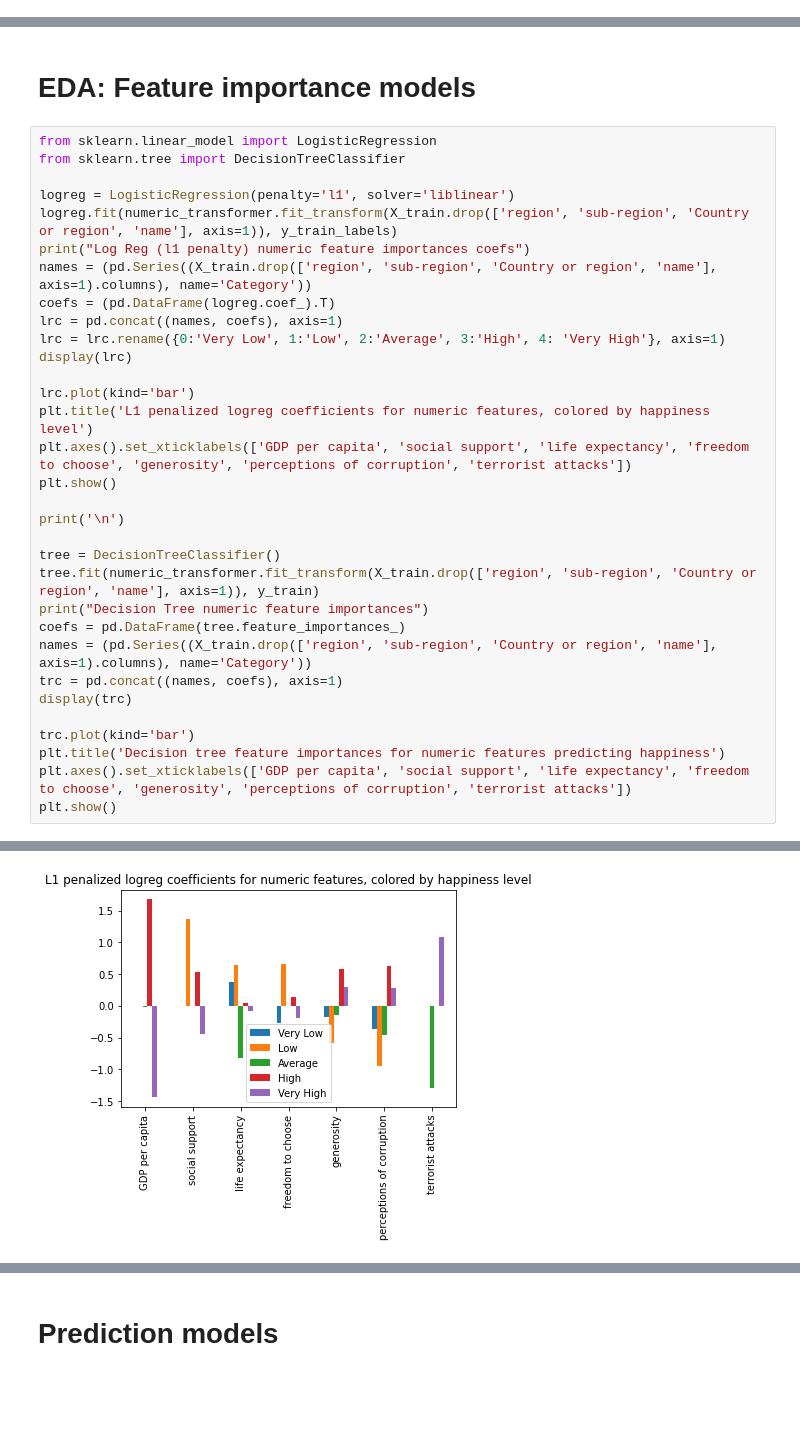
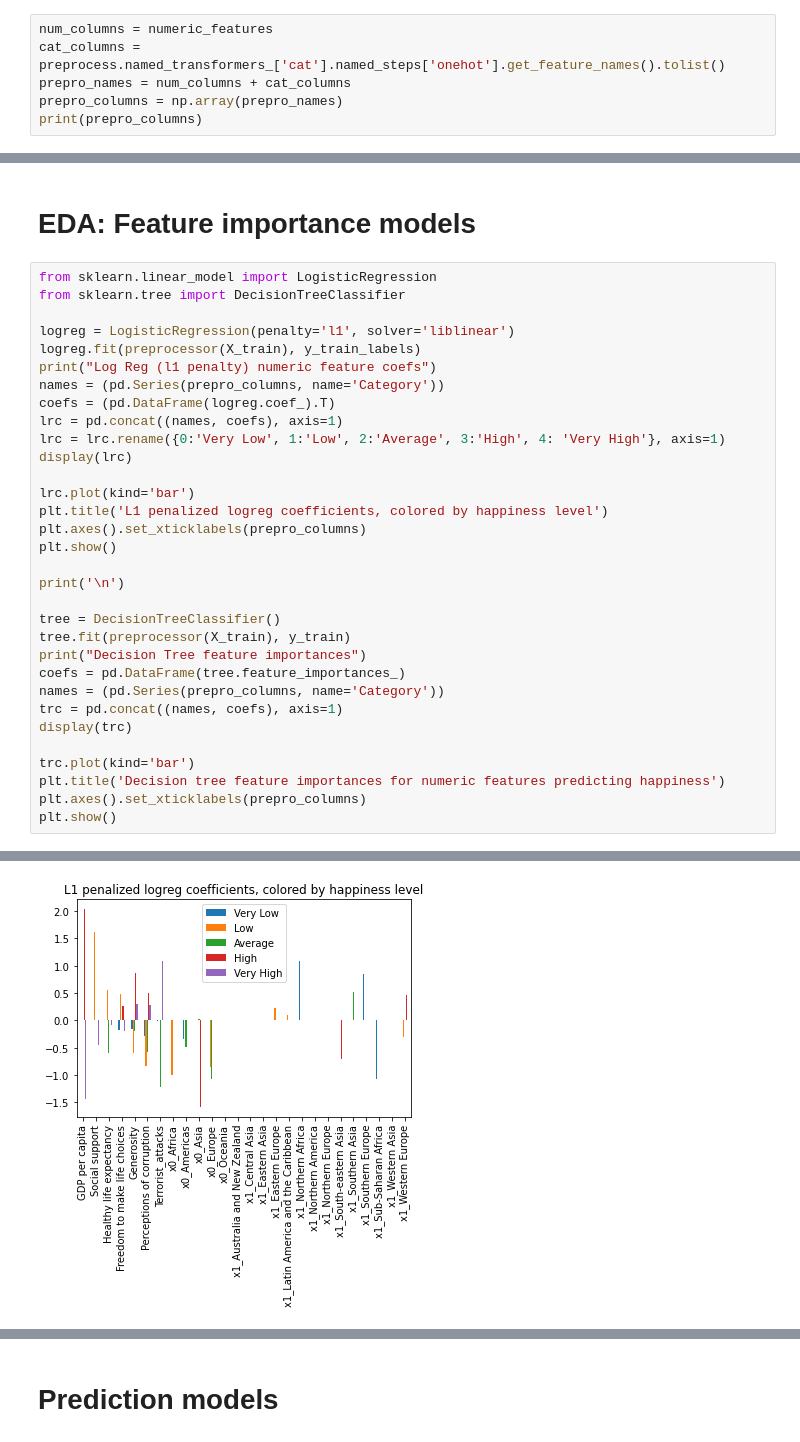
Before and after one commit to lprockop/WorldHappinessReport, a Jupyter notebook: AML_Homework_1.ipynb, the cells around one changed output, grey strips where cells are left out. Saved outputs shown, nothing was run; the diff lists cells and outputs as text; blank space fills up the shorter version.

```diff
--- a/AML_Homework_1.ipynb
+++ b/AML_Homework_1.ipynb
@@ -127,0 +126,6 @@ Your preprocessor is now saved to 'preprocessor.zip'
+# %%
+num_columns = numeric_features
+cat_columns = preprocess.named_transformers_['cat'].named_steps['onehot'].get_feature_names().tolist()
+prepro_names = num_columns + cat_columns
+prepro_columns = np.array(prepro_names)
+print(prepro_columns)
@@ -132,31 +146,31 @@ from sklearn.linear_model import LogisticRegression
 from sklearn.tree import DecisionTreeClassifier
 
 logreg = LogisticRegression(penalty='l1', solver='liblinear')
-logreg.fit(numeric_transformer.fit_transform(X_train.drop(['region', 'sub-region', 'Country or region', 'name'], axis=1)), y_train_labels)
-print("Log Reg (l1 penalty) numeric feature importances coefs")
-names = (pd.Series((X_train.drop(['region', 'sub-region', 'Country or region', 'name'], axis=1).columns), name='Category'))
+logreg.fit(preprocessor(X_train), y_train_labels)
+print("Log Reg (l1 penalty) numeric feature coefs")
+names = (pd.Series(prepro_columns, name='Category'))
 coefs = (pd.DataFrame(logreg.coef_).T)
 lrc = pd.concat((names, coefs), axis=1)
 lrc = lrc.rename({0:'Very Low', 1:'Low', 2:'Average', 3:'High', 4: 'Very High'}, axis=1)
 display(lrc)
 
 lrc.plot(kind='bar')
-plt.title('L1 penalized logreg coefficients for numeric features, colored by happiness level')
-plt.axes().set_xticklabels(['GDP per capita', 'social support', 'life expectancy', 'freedom to choose', 'generosity', 'perceptions of corruption', 'terrorist attacks'])
+plt.title('L1 penalized logreg coefficients, colored by happiness level')
+plt.axes().set_xticklabels(prepro_columns)
 plt.show()
 
 print('\n')
 
 tree = DecisionTreeClassifier()
-tree.fit(numeric_transformer.fit_transform(X_train.drop(['region', 'sub-region', 'Country or region', 'name'], axis=1)), y_train)
-print("Decision Tree numeric feature importances")
+tree.fit(preprocessor(X_train), y_train)
+print("Decision Tree feature importances")
 coefs = pd.DataFrame(tree.feature_importances_)
-names = (pd.Series((X_train.drop(['region', 'sub-region', 'Country or region', 'name'], axis=1).columns), name='Category'))
+names = (pd.Series(prepro_columns, name='Category'))
 trc = pd.concat((names, coefs), axis=1)
 display(trc)
 
 trc.plot(kind='bar')
 plt.title('Decision tree feature importances for numeric features predicting happiness')
-plt.axes().set_xticklabels(['GDP per capita', 'social support', 'life expectancy', 'freedom to choose', 'generosity', 'perceptions of corruption', 'terrorist attacks'])
+plt.axes().set_xticklabels(prepro_columns)
 plt.show()
 # %% [output]
@@ -172 +195 @@ Log Reg (l1 penalty) numeric feature importances coefs
-[figure, old version]
+[figure, new version]
```
Also changed, not shown: parts of 16 cells of this notebook.
